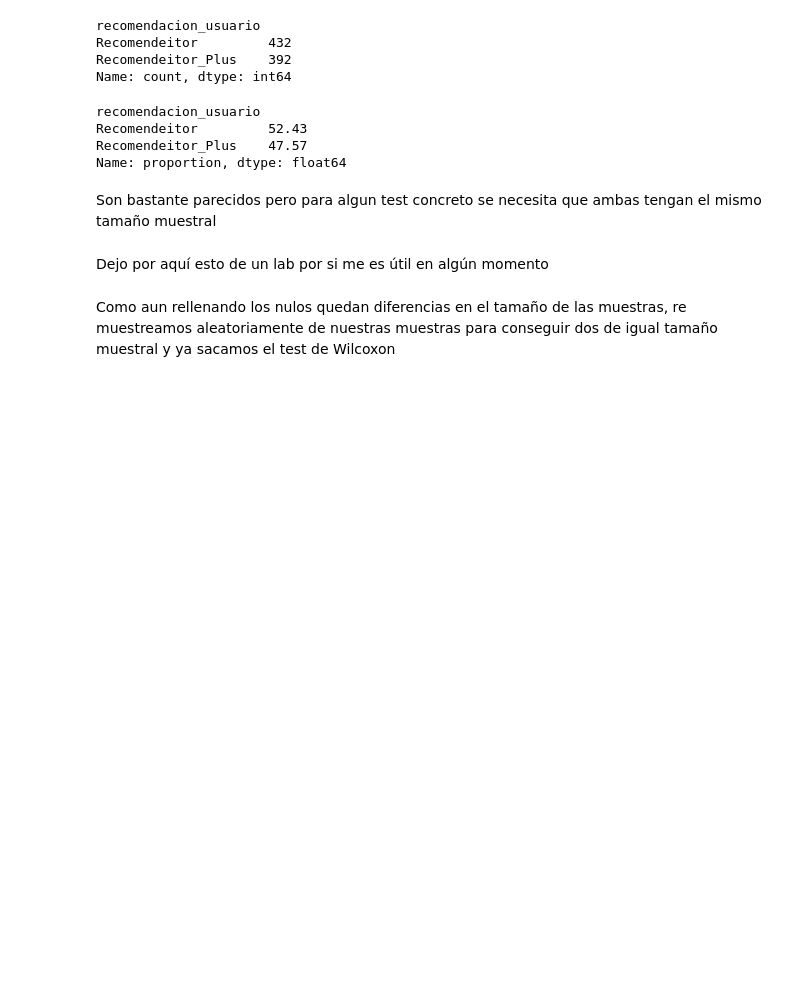
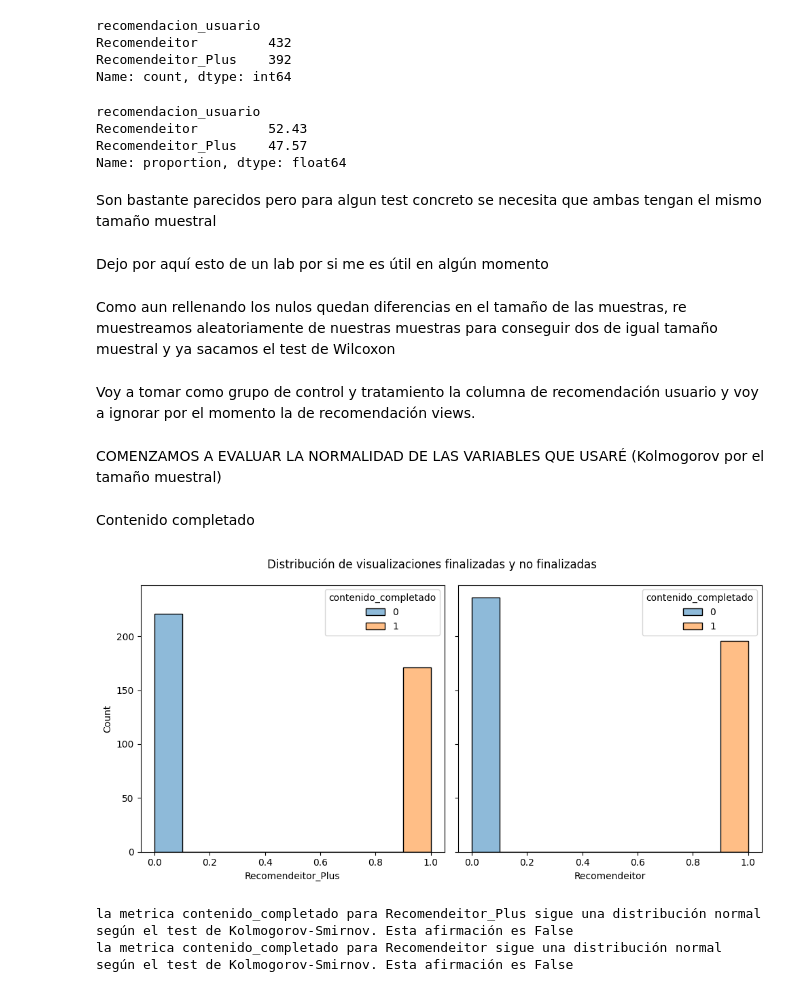
Before and after one commit to jgilsu11/Proyecto6-AB-Testing-Streaming, a Jupyter notebook: Notebooks/ABtesting.ipynb, the cells around one changed output. Drawn from its saved outputs; the diff is of its cells as text; code cells hidden in the pictures; blank space fills up the shorter version.

```diff
--- a/Notebooks/ABtesting.ipynb
+++ b/Notebooks/ABtesting.ipynb
@@ -230,3 +282,5 @@ df_usuarios.describe(include="O").T
+# %%
+df_usuarios["contenido_completado"]=df_usuarios["contenido_completado"].replace("visualizacion incompleta", 0).replace("visualizacion completa", 1)
 # %% [markdown]
 No hay duplicados porque cada fila corresponde a un usuario distinto
 # %%
@@ -264,3 +318,26 @@ Como aun rellenando los nulos quedan diferencias en el tamaño de las muestras,
 # else:
 #     print("Hay diferencia")
 #     print(".................")
+# %% [markdown]
+Voy a tomar como grupo de control y tratamiento la columna de recomendación usuario y voy a ignorar por el momento la de recomendación views.
+# %% [markdown]
+COMENZAMOS A EVALUAR LA NORMALIDAD DE LAS VARIABLES QUE USARÉ (Kolmogorov por el tamaño muestral)
+# %% [markdown]
+Contenido completado
+# %%
+fig, axes = plt.subplots(nrows=1, ncols=2, figsize=(10, 5), sharey=True)
+axes = axes.flat
+sns.histplot(x="contenido_completado", hue="contenido_completado", data=df_usuarios[df_usuarios["recomendacion_usuario"]== "Recomendeitor_Plus"], ax= axes[0])
+axes[0].set_xlabel("Recomendeitor_Plus")
+sns.histplot(x="contenido_completado",hue="contenido_completado", data=df_usuarios[df_usuarios["recomendacion_usuario"]== "Recomendeitor"], ax= axes[1])
+axes[1].set_xlabel("Recomendeitor")
+fig.suptitle("Distribución de visualizaciones finalizadas y no finalizadas")
+plt.tight_layout()
+# %% [output]
+[figure, added]
+# %%
+
+f.usar_kolmogorov(df_usuarios,"recomendacion_usuario" , "contenido_completado")
+# %% [output]
+la metrica contenido_completado para Recomendeitor_Plus sigue una distribución normal según el test de Kolmogorov-Smirnov. Esta afirmación es False
+la metrica contenido_completado para Recomendeitor sigue una distribución normal según el test de Kolmogorov-Smirnov. Esta afirmación es False
```
Also changed, not shown: parts of 39 cells of this notebook, 1 other file.
